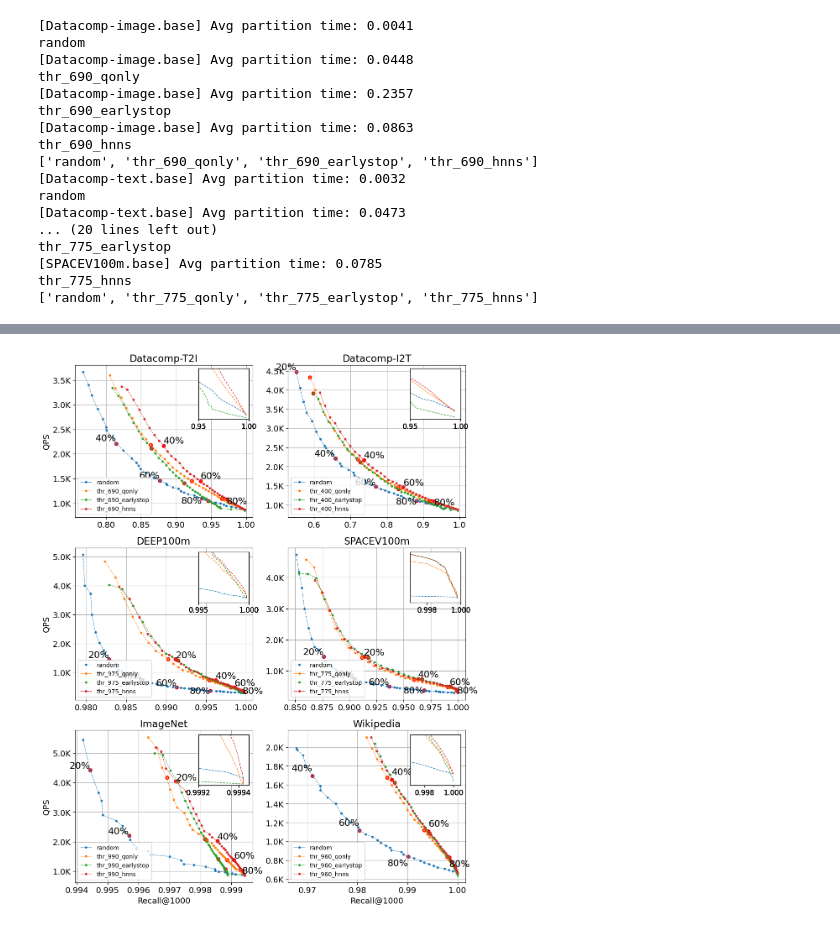
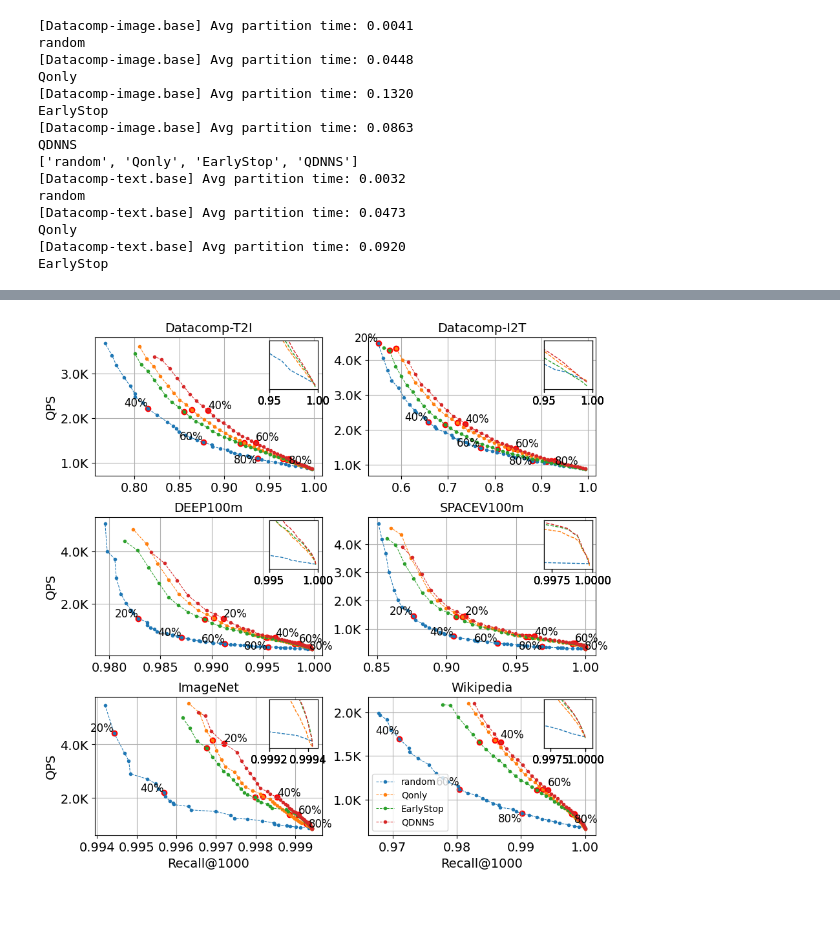
Before and after one commit to lcj2021/QDNNS, a Jupyter notebook: script/plot_qps_recall.ipynb, the cells around one changed output, grey strips where cells are left out. Drawn from its saved outputs; the diff is of its cells as text; code cells hidden in the pictures.

Commit message:
[fix] EarlyStop inference & rename .git HNNS to QDNNS

```diff
--- a/script/plot_qps_recall.ipynb
+++ b/script/plot_qps_recall.ipynb
@@ -15,6 +22,9 @@ config = json.loads(open('config.json').read())
 datasets = ["Datacomp-image.base", "Datacomp-text.base", "DEEP100m.base",
             "SPACEV100m.base", "ImageNet.base", "Wikipedia.base"]
 
+nrow = 3
+ncol = 2
+
 zoom_ylim = {
     "Datacomp-image.base": [850, 1100],
     "Datacomp-text.base": [850, 1050],
@@ -25,15 +35,23 @@ zoom_ylim = {
 }
 
 zoom_location = [
-    [0.37, 0.80],
-    [0.79, 0.80],
-    [0.37, 0.527],
-    [0.79, 0.527],
-    [0.37, 0.255],
-    [0.79, 0.255]
+    [0.395, 0.80],
+    [0.82, 0.80],
+    [0.395, 0.522],
+    [0.82, 0.522],
+    [0.395, 0.245],
+    [0.82, 0.245]
 ]
+# zoom_location = [
+#     [0.265, 0.77],
+#     [0.555, 0.77],
+#     [0.845, 0.77],
+#     [0.265, 0.335],
+#     [0.555, 0.335],
+#     [0.845, 0.335]
+# ]
 
-plt.figure(figsize=(12, 16))
+plt.figure(figsize=(10, 10))
 plt.rcParams['font.size'] = 14
 
 for idx, dataset in enumerate(datasets):
@@ -48,7 +66,8 @@ for idx, dataset in enumerate(datasets):
     num_threads = 48
 
     def get_recall_time(prefix, label):
-        plt.subplot(3, 2, idx + 1)
+        plt.subplot(nrow, ncol, idx + 1)
+        plt.subplots_adjust(hspace = 0.30)
         plt.grid()
         partition_time = []
         recall_time = []
@@ -100,9 +119,9 @@ for idx, dataset in enumerate(datasets):
                 if 'qonly' in prefix: continue
                 if 'earlystop' in prefix: continue
                 if id != 40:
-                    plt.text(recall, 10000 / latency + 50, f'{id * 2}%', fontsize=16, rotation=0, ha=lr)
+                    plt.text(recall, 10000 / latency + 50, f'{id * 2}%', fontsize=12, rotation=0, ha=lr)
                 else:
-                    plt.text(recall, 10000 / latency - 100, f'{id * 2}%', fontsize=16, rotation=0, ha=lr)
+                    plt.text(recall, 10000 / latency - 100, f'{id * 2}%', fontsize=12, rotation=0, ha=lr)
 
 
         ax = plt.gca()
@@ -110,23 +129,23 @@ for idx, dataset in enumerate(datasets):
         y_ticks = ax.get_yticks()
         y_ticks_inK = [y / 1000. for y in y_ticks]
         ax.set_yticklabels(f'{y:.1f}K' for y in y_ticks_inK)
-
-        plt.legend(prop={'size': 10}, loc='lower left')
-        if idx // 2 == 2:
+        if idx == ncol * nrow - 1:
+            plt.legend(prop={'size': 10}, loc='lower left')
+        if idx // ncol == nrow - 1:
             plt.xlabel(f'Recall@1000')
         task = dataset[:-5]
         if task=='Datacomp-text':
             task = 'Datacomp-I2T'
         elif task=='Datacomp-image':
             task = 'Datacomp-T2I'
-        plt.title(f'{task}')    # num_threads={num_threads}
-        if idx % 2 == 0:
+        plt.title(f'{task}', fontdict={'size': 14})    # num_threads={num_threads}
+        if idx % ncol == 0:
             plt.ylabel('QPS')
 
 
         y_zoom_min, y_zoom_max = zoom_ylim[dataset]
 
-        ax_zoom = plt.axes(zoom_location[idx] + [0.1, 0.075])  # [left, bottom, width, height] 这里坐标和尺寸可根据需求微调
+        ax_zoom = plt.axes(zoom_location[idx] + [0.075, 0.075])  # [left, bottom, width, height] 这里坐标和尺寸可根据需求微调
         ax_zoom.set_ylim(zoom_ylim[dataset])
         ax_zoom.set_yticks([])
         if idx==1:
@@ -157,7 +176,7 @@ for idx, dataset in enumerate(datasets):
 
     method = 'random'
     prefix = f'{dataset.lower()}.M_{M}.efc_{efc}.efs_{efs}.ck_ts_{ck_ts}.ncheck_100.recall@{k}.nthread_{num_threads}.{method}.log'
-    label = f'{method}'
+    label = f'{baseline_map[method]}'
     recall_time_random = get_recall_time(prefix, label)
     if recall_time_random != []:
         legends.append(label)
@@ -165,7 +184,8 @@ for idx, dataset in enumerate(datasets):
     method = 'qonly'
     for thr in best_thr:
         prefix = f'{dataset.lower()}.M_{M}.efc_{efc}.efs_{efs}.ck_ts_{ck_ts}.ncheck_100.recall@{k}.thr_{thr}.nthread_{num_threads}.{method}.log'
-        label = f'thr_{thr}_{method}'
+        # label = f'thr_{thr}_{baseline_map[method]}'
+        label = f'{baseline_map[method]}'
         recall_time_qonly = get_recall_time(prefix, label)
         if recall_time_qonly != []:
             legends.append(label)
@@ -173,7 +193,8 @@ for idx, dataset in enumerate(datasets):
     method = 'earlystop'
     for thr in best_thr:
         prefix = f'{dataset.lower()}.M_{M}.efc_{efc}.efs_{efs}.ck_ts_500.ncheck_100.recall@{k}.thr_{thr}.nthread_{num_threads}.{method}.log'
-        label = f'thr_{thr}_{method}'
+        # label = f'thr_{thr}_{baseline_map[method]}'
+        label = f'{baseline_map[method]}'
         recall_time_earlystop = get_recall_time(prefix, label)
         if recall_time_earlystop != []:
             legends.append(label)
@@ -181,7 +202,8 @@ for idx, dataset in enumerate(datasets):
     method = 'hnns'
     for thr in best_thr:
         prefix = f'{dataset.lower()}.M_{M}.efc_{efc}.efs_{efs}.ck_ts_{ck_ts}.ncheck_100.recall@{k}.thr_{thr}.nthread_{num_threads}.{method}.log'
-        label = f'thr_{thr}_{method}'
+        # label = f'thr_{thr}_{baseline_map[method]}'
+        label = f'{baseline_map[method]}'
         recall_time_hnns = get_recall_time(prefix, label)
         if recall_time_hnns != []:
             legends.append(label)
@@ -196,17 +218,15 @@ plt.show()
 [Datacomp-image.base] Avg partition time: 0.0041
 random
 [Datacomp-image.base] Avg partition time: 0.0448
-thr_690_qonly
-[Datacomp-image.base] Avg partition time: 0.2357
-thr_690_earlystop
+Qonly
+[Datacomp-image.base] Avg partition time: 0.1320
+EarlyStop
 [Datacomp-image.base] Avg partition time: 0.0863
-thr_690_hnns
-['random', 'thr_690_qonly', 'thr_690_earlystop', 'thr_690_hnns']
+QDNNS
+['random', 'Qonly', 'EarlyStop', 'QDNNS']
 [Datacomp-text.base] Avg partition time: 0.0032
 random
 [Datacomp-text.base] Avg partition time: 0.0473
-... (20 lines left out)
-thr_775_earlystop
-[SPACEV100m.base] Avg partition time: 0.0785
-thr_775_hnns
-['random', 'thr_775_qonly', 'thr_775_earlystop', 'thr_775_hnns']
+Qonly
+[Datacomp-text.base] Avg partition time: 0.0920
+EarlyStop
@@ -231,4 +250,4 @@ thr_960_hnns
-[figure, old version]
+[figure, new version]
 # %%
 import os
 import numpy as np
```
Also changed, not shown: parts of 6 cells of this notebook, 5 other files.
